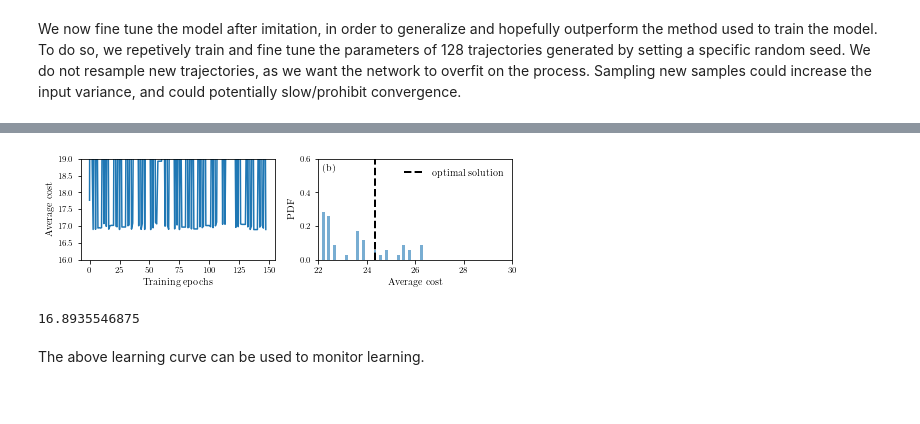
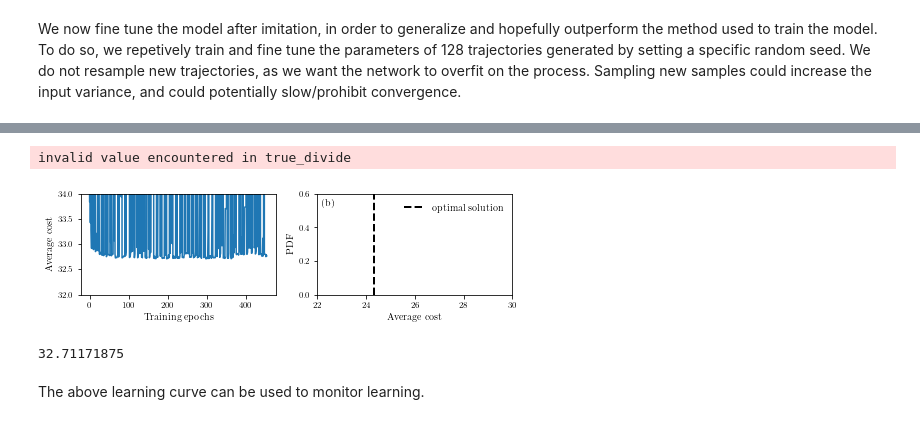
Before and after one commit to kushal-10/inventory-dynamics, a Jupyter notebook: notebooks/direct_learning_dual_nnc.ipynb, the cells around one changed output, grey strips where cells are left out. Drawn from its saved outputs; the diff is of its cells as text; code cells hidden in the pictures.

```diff
--- a/notebooks/direct_learning_dual_nnc.ipynb
+++ b/notebooks/direct_learning_dual_nnc.ipynb
@@ -47,7 +47,7 @@ sourcing_parameters = dict(ce=5,
                            le=0,
                            lr=4,
                            h=5,
-                           b=95,
+                           b=495,
                            T=150)
 # %%
 random_seed = 2131755962840#np.random.randint(1,10000000000000)
@@ -158,39 +169,40 @@ fig_width = fig_width_pt * inches_per_pt  # width in inches
 fig_height = fig_width*ratio  # height in inches
 fig_size = [fig_width, 0.5*fig_height]
 rcParams.update({'figure.figsize': fig_size})
 
 costs = np.array(all_training_costs)
 #np.savetxt("cost_direct_learning.dat",costs)
 
 fig, ax = plt.subplots(ncols=2)
 #ax[0].text(0.02*3000,0.88*(23.5-23)+23,r"(a)")
 ax[0].plot(costs,alpha=1)
 #ax[0].hlines(16.88,0,3000,linewidths=2,colors="k",linestyles="--")
 #ax[0].set_xlim(0,3000)
-ax[0].set_ylim(16,19)
+ax[0].set_ylim(32,34)
 ax[0].yaxis.set_minor_formatter(NullFormatter())
 ax[0].set_xlabel(r'Training epochs')
 ax[0].set_ylabel(r'Average cost')
 
 ax[1].text(0.02*(30-22)+22,0.88*0.6,r"(b)")
 ax[1].hist(costs[costs <= 30],bins=40,density=True,width=0.12,alpha=0.6)
 ax[1].vlines(24.33,0,1,linewidths=2,colors="k",linestyles="--",label="optimal solution")
 ax[1].set_yticks([0,0.2,0.4,0.6])
 ax[1].set_xlabel(r'Average cost')
 ax[1].set_ylabel(r'PDF')
 ax[1].set_xlim(22,30)
 ax[1].set_ylim(0,0.6)
 ax[1].legend(loc=1,frameon=False)
 plt.tight_layout()
 plt.margins(0,0)
 plt.savefig("training_dual_index.png", dpi = 300, bbox_inches = 'tight', pad_inches = 0.05)
 plt.show()
 # %% [output]
+invalid value encountered in true_divide
-[figure, old version]
+[figure, new version]
 # %%
 min(costs)
 # %% [output]
-16.8935546875
+32.71171875
 # %% [markdown]
 The above learning curve can be used to monitor learning.
 # %% [markdown]
```
Also changed, not shown: parts of 10 cells of this notebook, 40 other files.
